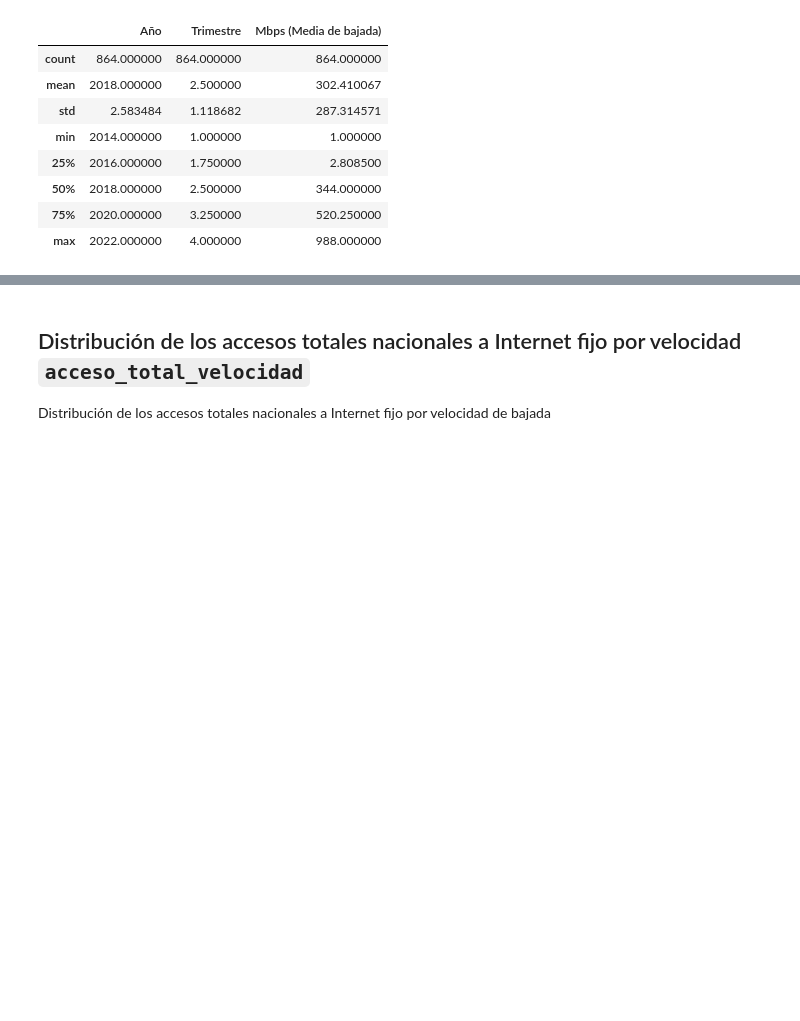
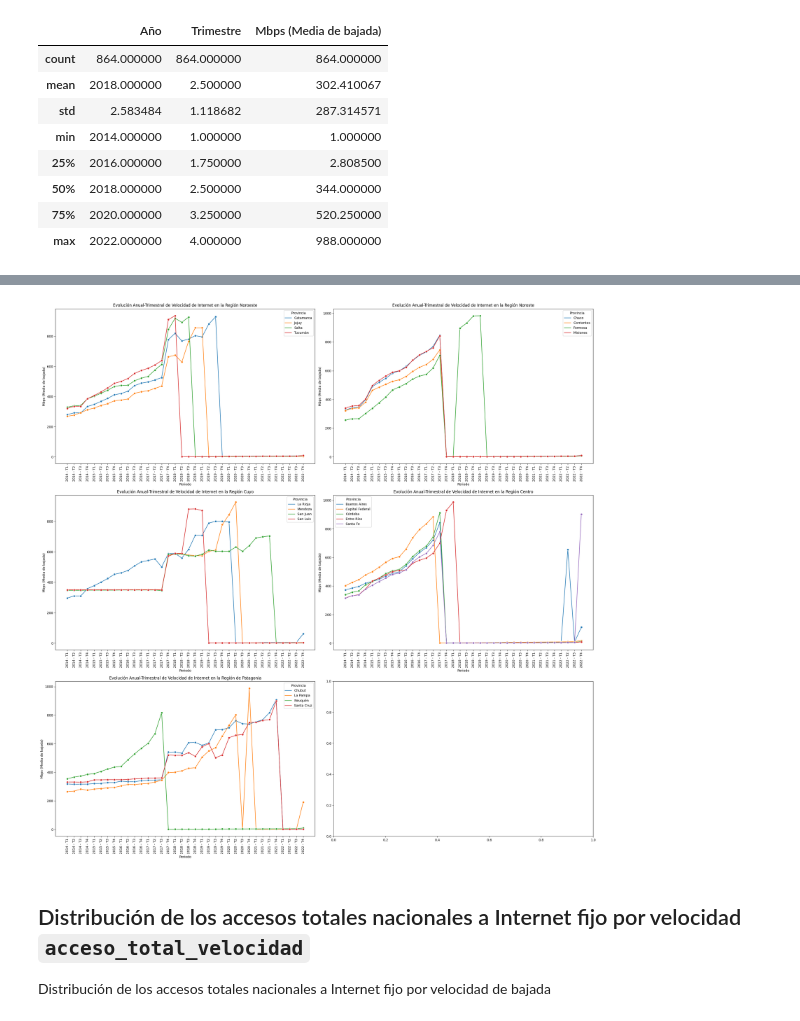
Before and after one commit to PedroLiLL/Telecommunications-Data-Analysis, a Jupyter notebook: EDA.ipynb, the cells around one changed output, grey strips where cells are left out. Cells and saved outputs as stored; diff of their text form; code cells hidden in the pictures; blank space fills up the shorter version.

```diff
--- a/EDA.ipynb
+++ b/EDA.ipynb
@@ -1118,3 +1194,54 @@ velocidad_internet_provincia.describe()
+# %%
+# Agrupamos por Provincia Año y Trimestre y promediamos las velocidades
+evolucion_internet = velocidad_internet_provincia.groupby(['Provincia', 'Año', 'Trimestre']).mean().reset_index()
+# Creamos una columna 'Periodo' concatenando las columnas 'Año' y 'Trimestre'
+evolucion_internet['Periodo'] = evolucion_internet['Año'].astype(str) + ' - T' + evolucion_internet['Trimestre'].astype(str)
+
+# Separamos en dataframes respecto a la región geográfica a la que pertenece cada una
+
+# Región Noroeste
+evolucion_internet_noroeste = evolucion_internet[evolucion_internet['Provincia'].isin(['Tucumán', 'Santiago del Estero', 'Salta', 'Jujuy', 'Catamarca'])]
+# Región Noreste
+evolucion_internet_noreste = evolucion_internet[evolucion_internet['Provincia'].isin(['Misiones', 'Formosa', 'Corrientes', 'Chaco'])]
+# Región Cuyo
+evolucion_internet_cuyo = evolucion_internet[evolucion_internet['Provincia'].isin(['San Luis', 'San Juan', 'Mendoza', 'La Rioja'])]
+# Región Centro
+evolucion_internet_centro = evolucion_internet[evolucion_internet['Provincia'].isin(['Santa Fe', 'Entre Ríos', 'Córdoba', 'Capital Federal', 'Buenos Aires'])]
+# Región Patagonia
+evolucion_internet_patagonia = evolucion_internet[evolucion_internet['Provincia'].isin(['La Pampa', 'Neuquén', 'Rio Negro', 'Chubut', 'Santa Cruz', 'Tierra del Fuego'])]
+# %%
+fig, axes = plt.subplots(nrows=3, ncols=2, figsize=(24, 24))
+
+# Gráfico de línea para evolución de velocidad, Región Noroeste
+sns.lineplot(data = evolucion_internet_noroeste, x ='Periodo', y ='Mbps (Media de bajada)', hue ='Provincia', marker = 'o', ax=axes[0,0])
+axes[0,0].set_title('Evolución Anual-Trimestral de Velocidad de Internet en la Región Noroeste')
+axes[0,0].set_xticklabels(axes[0,0].get_xticklabels(), rotation=90)
+
+# Gráfico de línea para evolución de velocidad, Región Noreste
+sns.lineplot(data = evolucion_internet_noreste, x ='Periodo', y ='Mbps (Media de bajada)', hue ='Provincia', marker = 'o', ax=axes[0,1])
+axes[0,1].set_title('Evolución Anual-Trimestral de Velocidad de Internet en la Región Noroste')
+axes[0,1].set_xticklabels(axes[0,1].get_xticklabels(), rotation=90)
+
+# Gráfico de línea para evolución de velocidad, Región Cuyo
+sns.lineplot(data = evolucion_internet_cuyo, x ='Periodo', y ='Mbps (Media de bajada)', hue ='Provincia', marker = 'o', ax=axes[1,0])
+axes[1,0].set_title('Evolución Anual-Trimestral de Velocidad de Internet en la Región Cuyo')
+axes[1,0].set_xticklabels(axes[1,0].get_xticklabels(), rotation=90)
+
+# Gráfico de línea para evolución de velocidad, Región Centro
+sns.lineplot(data = evolucion_internet_centro, x ='Periodo', y ='Mbps (Media de bajada)', hue ='Provincia', marker = 'o', ax=axes[1,1])
+axes[1,1].set_title('Evolución Anual-Trimestral de Velocidad de Internet en la Región Centro')
+axes[1,1].set_xticklabels(axes[1,1].get_xticklabels(), rotation=90)
+
+# Gráfico de línea para evolución de velocidad, Región de Patagonia
+sns.lineplot(data = evolucion_internet_patagonia, x ='Periodo', y ='Mbps (Media de bajada)', hue ='Provincia', marker = 'o', ax=axes[2,0])
+axes[2,0].set_title('Evolución Anual-Trimestral de Velocidad de Internet en la Región de Patagonia')
+axes[2,0].set_xticklabels(axes[2,0].get_xticklabels(), rotation=90)
+
+plt.tight_layout()
+
+plt.show()
+# %% [output]
+[figure, added]
 # %% [markdown]
 ## Distribución de los accesos totales nacionales a Internet fijo por velocidad **`acceso_total_velocidad`**
 
```
Also changed, not shown: parts of 52 cells of this notebook.
